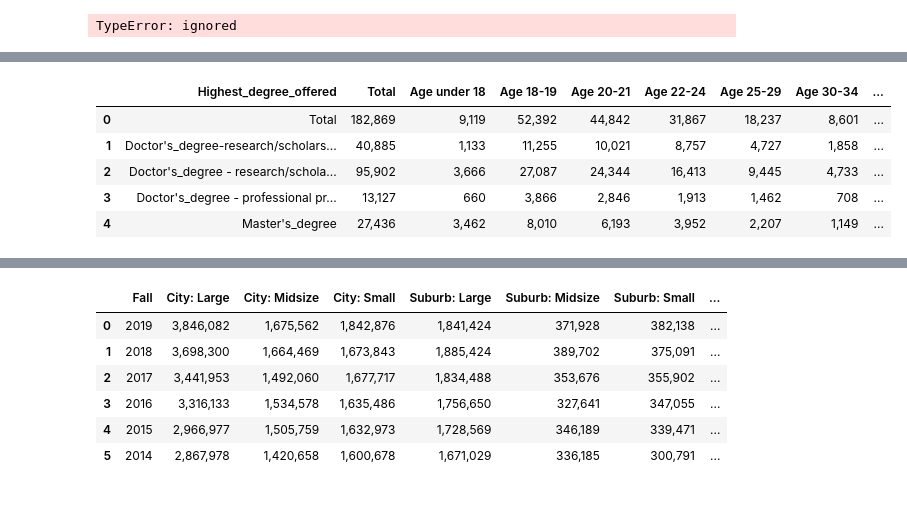
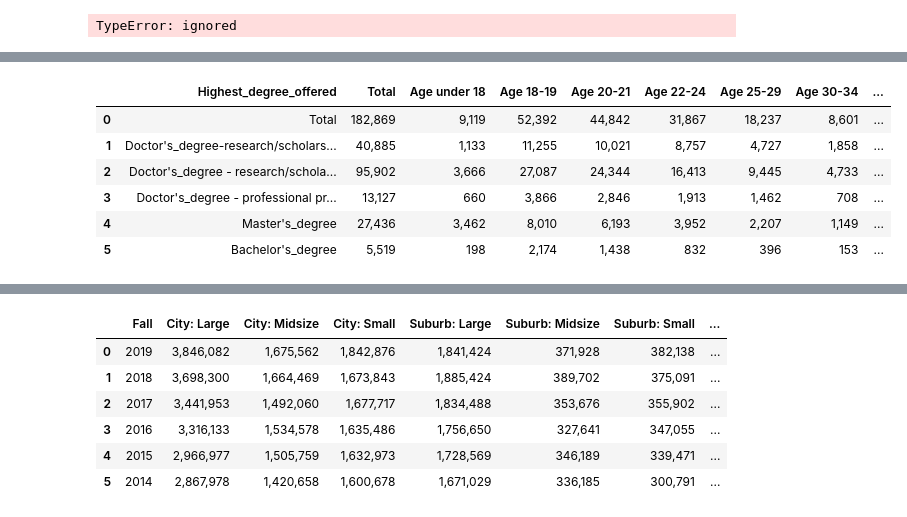
Before and after one commit to Vineet2107/HSO201_CourseProject, a Jupyter notebook: HSO_Arush.ipynb, the cells around one changed output, grey strips where cells are left out. Drawn from its saved outputs; the diff is of its cells as text; code cells hidden in the pictures.

```diff
--- a/HSO_Arush.ipynb
+++ b/HSO_Arush.ipynb
@@ -203,11 +205,12 @@ plt.show()
 # %%
 df_new = pd.read_csv('/content/drive/MyDrive/Modified table NCES.txt', delimiter='\t')
-df_new.head()
+df_new.head(10)
 # %% [output]
 |  | Highest_degree_offered | Total | Age under 18 | Age 18-19 | Age 20-21 | Age 22-24 | Age 25-29 | Age 30-34 | ... |
 | 0 | Total | 182,869 | 9,119 | 52,392 | 44,842 | 31,867 | 18,237 | 8,601 | ... |
 | 1 | Doctor's_degree-research/scholars... | 40,885 | 1,133 | 11,255 | 10,021 | 8,757 | 4,727 | 1,858 | ... |
 | 2 | Doctor's_degree - research/schola... | 95,902 | 3,666 | 27,087 | 24,344 | 16,413 | 9,445 | 4,733 | ... |
 | 3 | Doctor's_degree - professional pr... | 13,127 | 660 | 3,866 | 2,846 | 1,913 | 1,462 | 708 | ... |
 | 4 | Master's_degree | 27,436 | 3,462 | 8,010 | 6,193 | 3,952 | 2,207 | 1,149 | ... |
+| 5 | Bachelor's_degree | 5,519 | 198 | 2,174 | 1,438 | 832 | 396 | 153 | ... |
 # %%
```
Also changed, not shown: parts of 9 cells of this notebook.
